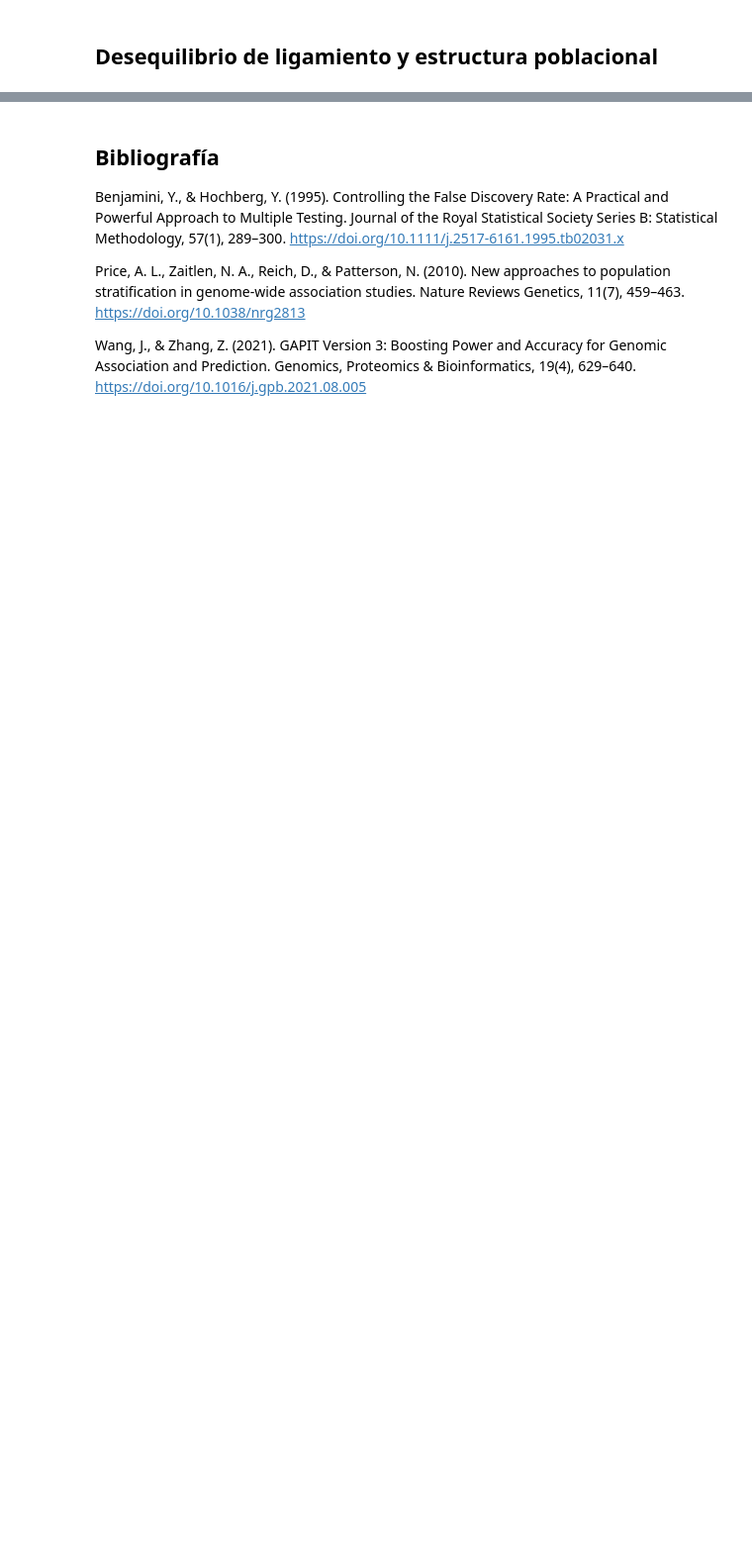
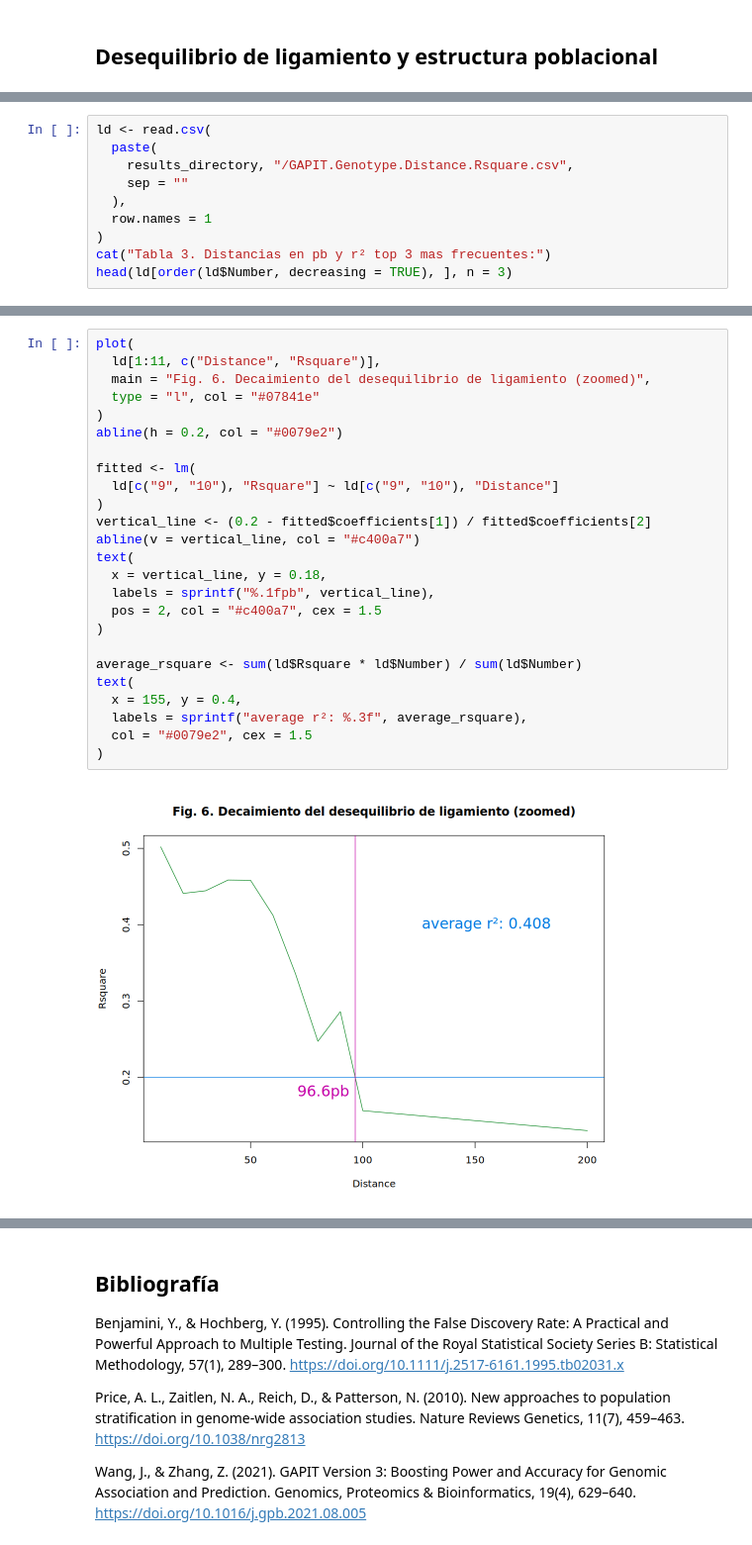
Before and after one commit to hdescobarh/journey-resolution, a Jupyter notebook: GRC_Taller05_GWAS/Code/solucion_taller05.ipynb, the cells around one changed output, grey strips where cells are left out. Shown at 99% size. Drawn from its saved outputs; the diff is of its cells as text; blank space fills up the shorter version.

Commit message:
feat(GRC): agregadas graficas y tablas con información sobre DL, actualizado punto 1 con base a nueva evidencia

```diff
--- a/GRC_Taller05_GWAS/Code/solucion_taller05.ipynb
+++ b/GRC_Taller05_GWAS/Code/solucion_taller05.ipynb
@@ -158,0 +163,10 @@ __Figura 4. QQ Plot Delfinidina__
+# %%
+ld <- read.csv(
+  paste(
+    results_directory, "/GAPIT.Genotype.Distance.Rsquare.csv",
+    sep = ""
+  ),
+  row.names = 1
+)
+cat("Tabla 3. Distancias en pb y r² top 3 mas frecuentes:")
+head(ld[order(ld$Number, decreasing = TRUE), ], n = 3)
@@ -159 +184,28 @@ __Figura 4. QQ Plot Delfinidina__
+# %%
+plot(
+  ld[1:11, c("Distance", "Rsquare")],
+  main = "Fig. 6. Decaimiento del desequilibrio de ligamiento (zoomed)",
+  type = "l", col = "#07841e"
+)
+abline(h = 0.2, col = "#0079e2")
+
+fitted <- lm(
+  ld[c("9", "10"), "Rsquare"] ~ ld[c("9", "10"), "Distance"]
+)
+vertical_line <- (0.2 - fitted$coefficients[1]) / fitted$coefficients[2]
+abline(v = vertical_line, col = "#c400a7")
+text(
+  x = vertical_line, y = 0.18,
+  labels = sprintf("%.1fpb", vertical_line),
+  pos = 2, col = "#c400a7", cex = 1.5
+)
+
+average_rsquare <- sum(ld$Rsquare * ld$Number) / sum(ld$Number)
+text(
+  x = 155, y = 0.4,
+  labels = sprintf("average r²: %.3f", average_rsquare),
+  col = "#0079e2", cex = 1.5
+)
+# %% [output]
+[figure, added]
 # %% [markdown]
```
Also changed, not shown: parts of 6 cells of this notebook.
